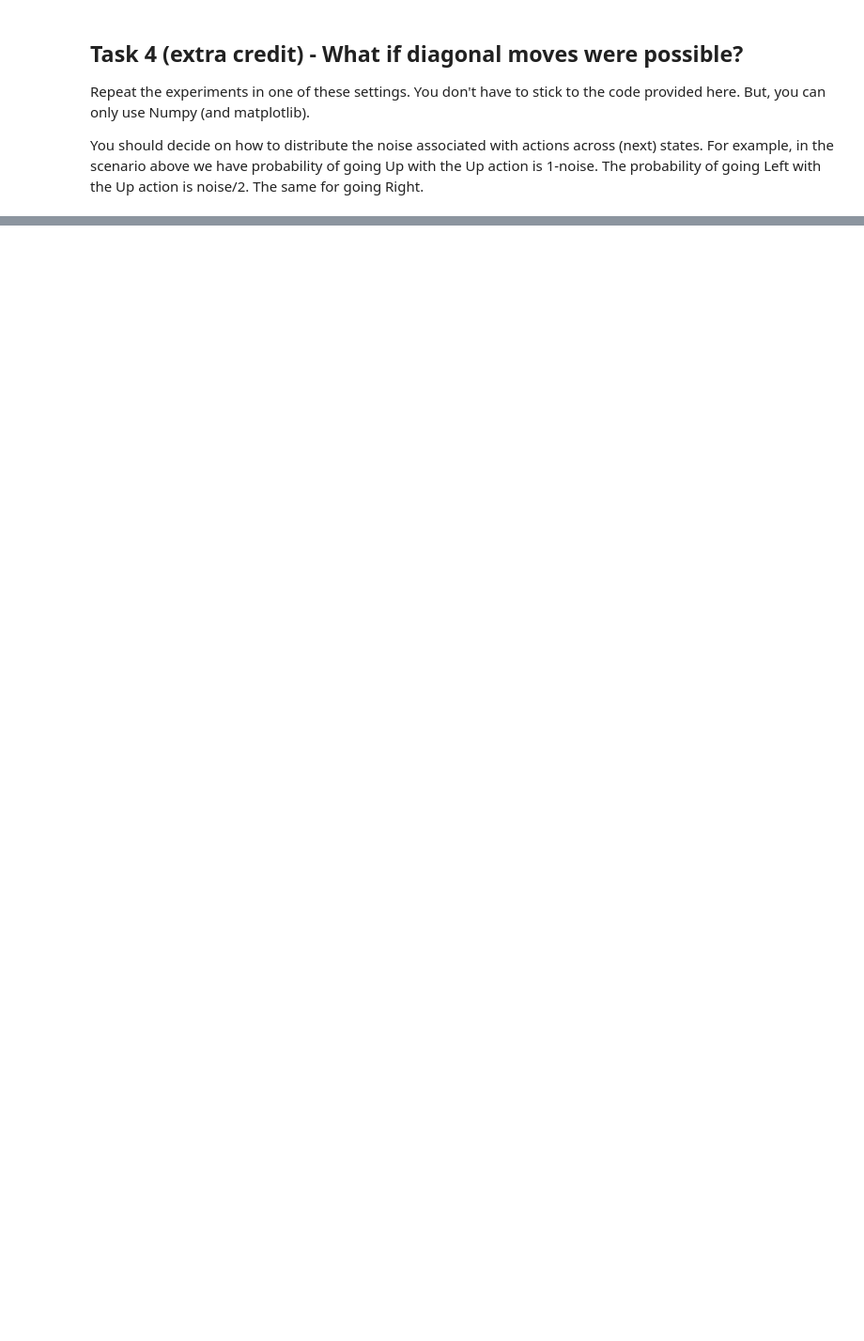
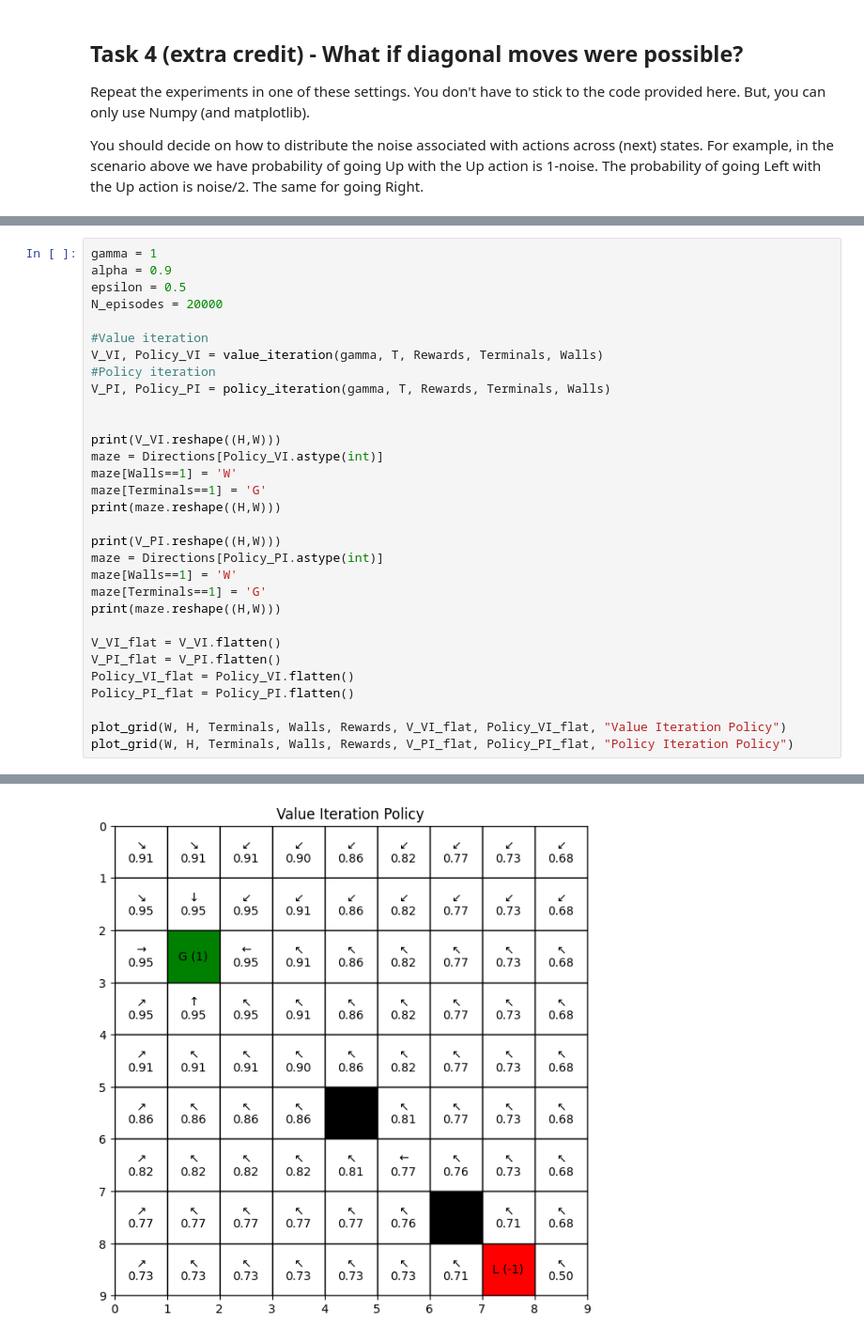
Before and after one commit to Masters-Halmstad/AI_Lab_3, a Jupyter notebook: lab3_code.ipynb, the cells around one changed output, grey strips where cells are left out. Shown at 94% size. Drawn from its saved outputs; the diff is of its cells as text; blank space fills up the shorter version.

```diff
--- a/lab3_code.ipynb
+++ b/lab3_code.ipynb
@@ -405,0 +602,32 @@ You should decide on how to distribute the noise associated with actions across
+# %%
+gamma = 1
+alpha = 0.9
+epsilon = 0.5
+N_episodes = 20000
+
+#Value iteration
+V_VI, Policy_VI = value_iteration(gamma, T, Rewards, Terminals, Walls)
+#Policy iteration
+V_PI, Policy_PI = policy_iteration(gamma, T, Rewards, Terminals, Walls)
+
+
+print(V_VI.reshape((H,W)))
+maze = Directions[Policy_VI.astype(int)]
+maze[Walls==1] = 'W'
+maze[Terminals==1] = 'G'
+print(maze.reshape((H,W)))
+
+print(V_PI.reshape((H,W)))
+maze = Directions[Policy_PI.astype(int)]
+maze[Walls==1] = 'W'
+maze[Terminals==1] = 'G'
+print(maze.reshape((H,W)))
+
+V_VI_flat = V_VI.flatten()
+V_PI_flat = V_PI.flatten()
+Policy_VI_flat = Policy_VI.flatten()
+Policy_PI_flat = Policy_PI.flatten()
+
+plot_grid(W, H, Terminals, Walls, Rewards, V_VI_flat, Policy_VI_flat, "Value Iteration Policy")
+plot_grid(W, H, Terminals, Walls, Rewards, V_PI_flat, Policy_PI_flat, "Policy Iteration Policy")
+# %% [output]
@@ -405,0 +651 @@ You should decide on how to distribute the noise associated with actions across
+[figure, added]
```
Also changed, not shown: parts of 9 cells of this notebook, 2 other files.
